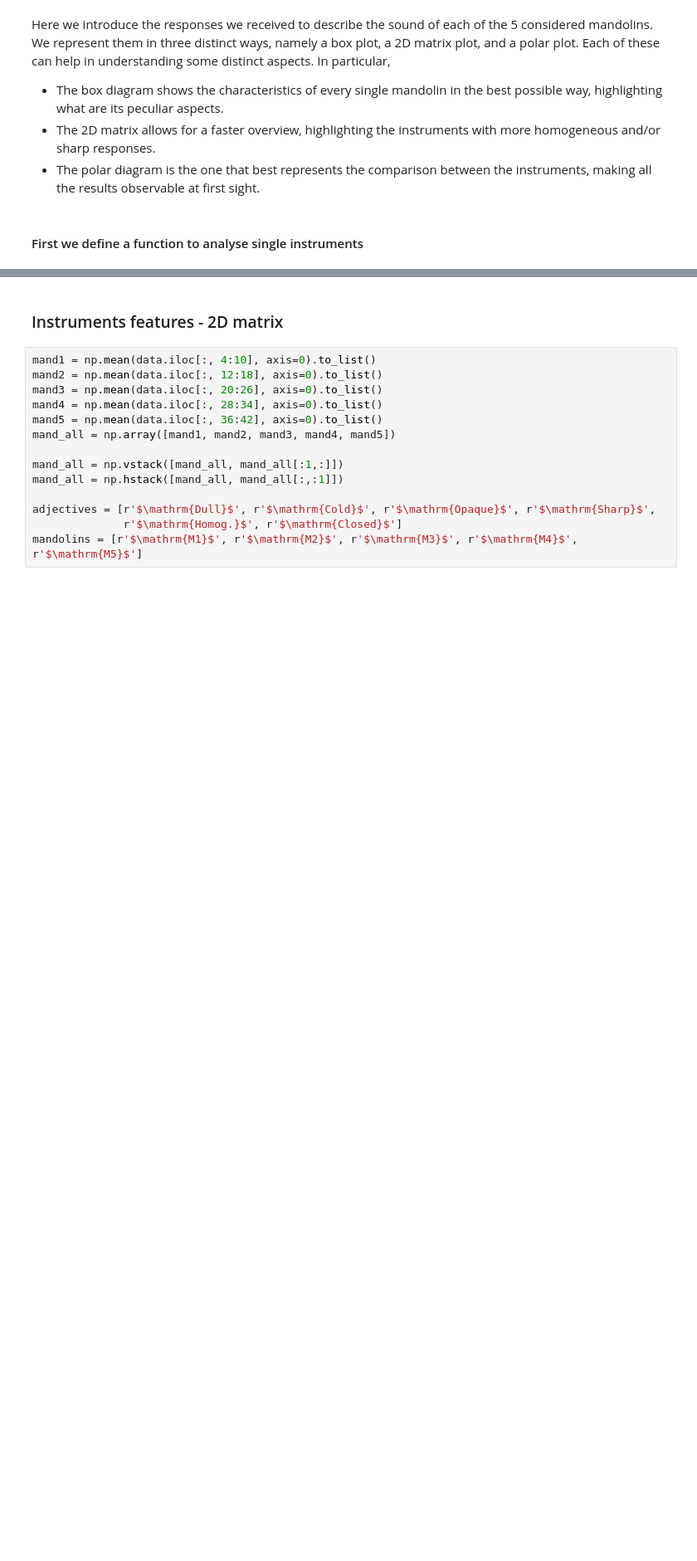
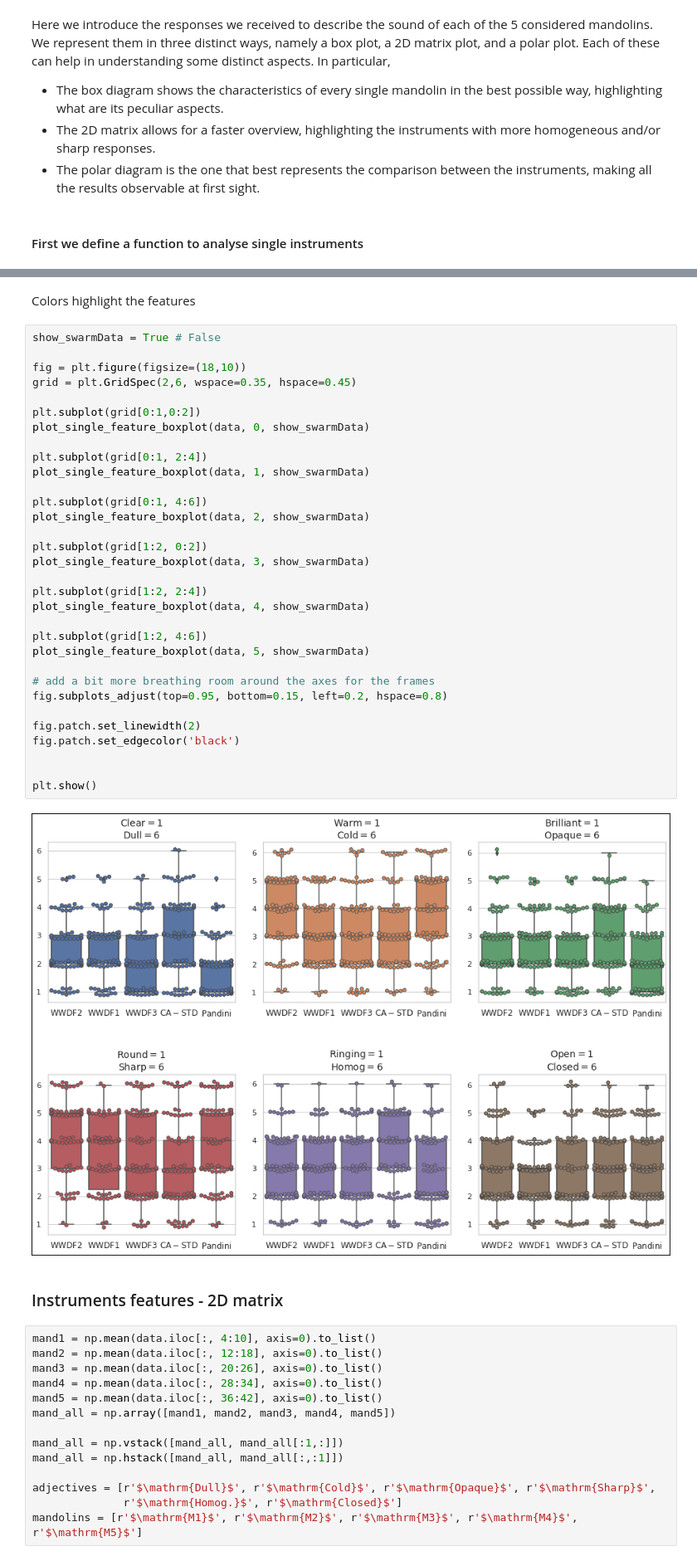
Before and after one commit to davidesalvi/mandolin_analysis, a Jupyter notebook: notebook/DataViz.ipynb, the cells around one changed output, grey strips where cells are left out. Shown at 83% size. Drawn from its saved outputs; the diff is of its cells as text; blank space fills up the shorter version.

```diff
--- a/notebook/DataViz.ipynb
+++ b/notebook/DataViz.ipynb
@@ -368,3 +412,39 @@ plt.show()
+# %% [markdown]
+Colors highlight the features
+# %%
+show_swarmData = True # False
+
+fig = plt.figure(figsize=(18,10))
+grid = plt.GridSpec(2,6, wspace=0.35, hspace=0.45)
+
+plt.subplot(grid[0:1,0:2])
+plot_single_feature_boxplot(data, 0, show_swarmData)
+
+plt.subplot(grid[0:1, 2:4])
+plot_single_feature_boxplot(data, 1, show_swarmData)
+
+plt.subplot(grid[0:1, 4:6])
+plot_single_feature_boxplot(data, 2, show_swarmData)
+
+plt.subplot(grid[1:2, 0:2])
+plot_single_feature_boxplot(data, 3, show_swarmData)
+
+plt.subplot(grid[1:2, 2:4])
+plot_single_feature_boxplot(data, 4, show_swarmData)
+
+plt.subplot(grid[1:2, 4:6])
+plot_single_feature_boxplot(data, 5, show_swarmData)
+
+# add a bit more breathing room around the axes for the frames
+fig.subplots_adjust(top=0.95, bottom=0.15, left=0.2, hspace=0.8)
+
+fig.patch.set_linewidth(2)
+fig.patch.set_edgecolor('black')
+
+
+plt.show()
+# %% [output]
+[figure, added]
 # %% [markdown]
 ### Instruments features - 2D matrix <a class="anchor" id="features_2D_image"></a>
 # %%
```
Also changed, not shown: parts of 8 cells of this notebook.
